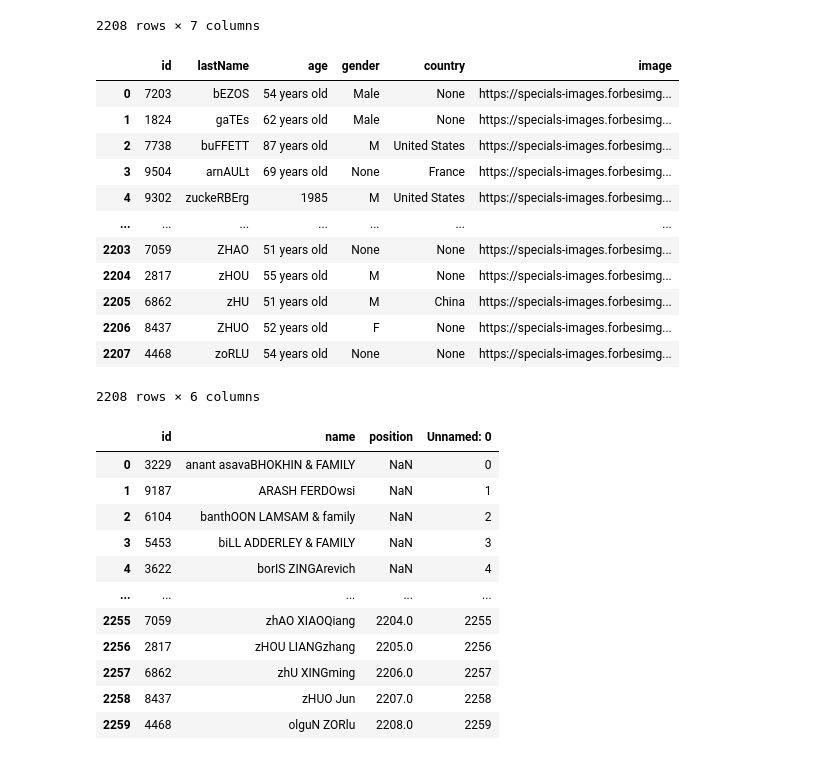
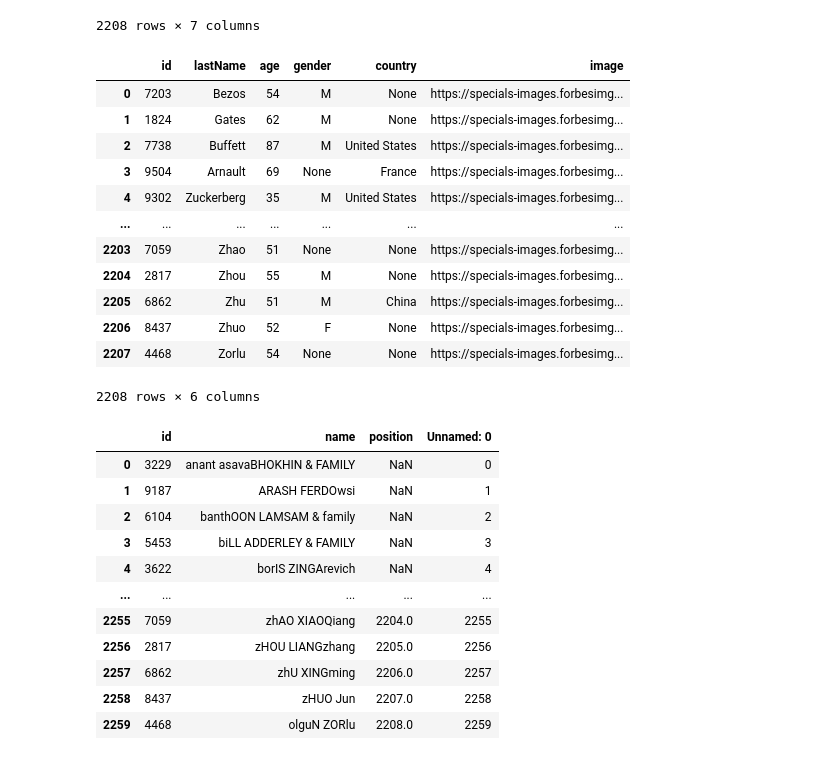
Before and after one commit to abamendez/-Ironhack-Module-1-Project---Abacuc-Mendez-, a Jupyter notebook: notebooks/Untitled.ipynb, the cells around one changed output. Saved outputs shown, nothing was run; the diff lists cells and outputs as text; code cells hidden in the pictures.

```diff
--- a/notebooks/Untitled.ipynb
+++ b/notebooks/Untitled.ipynb
@@ -90,24 +90,35 @@ personal_info
 | 2206 | 8437 | ZHUO | 52 years old | 2258 | F | None | https://specials-images.forbesimg... |
 | 2207 | 4468 | zoRLU | 54 years old | 2259 | None | None | https://specials-images.forbesimg... |
 2208 rows × 7 columns
-# %%
-personal_info_clean = drop_cols_threshold(personal_info, 40)
-personal_info_clean = personal_info.drop(['Unnamed: 0'], axis=1)
-personal_info_clean
-# %% [output]
-|  | id | lastName | age | gender | country | image |
-| 0 | 7203 | bEZOS | 54 years old | Male | None | https://specials-images.forbesimg... |
-| 1 | 1824 | gaTEs | 62 years old | Male | None | https://specials-images.forbesimg... |
-| 2 | 7738 | buFFETT | 87 years old | M | United States | https://specials-images.forbesimg... |
-| 3 | 9504 | arnAULt | 69 years old | None | France | https://specials-images.forbesimg... |
-| 4 | 9302 | zuckeRBErg | 1985 | M | United States | https://specials-images.forbesimg... |
-| ... | ... | ... | ... | ... | ... | ... |
-| 2203 | 7059 | ZHAO | 51 years old | None | None | https://specials-images.forbesimg... |
-| 2204 | 2817 | zHOU | 55 years old | M | None | https://specials-images.forbesimg... |
-| 2205 | 6862 | zHU | 51 years old | M | China | https://specials-images.forbesimg... |
-| 2206 | 8437 | ZHUO | 52 years old | F | None | https://specials-images.forbesimg... |
-| 2207 | 4468 | zoRLU | 54 years old | None | None | https://specials-images.forbesimg... |
-2208 rows × 6 columns
+# %%
+personal_info_clean = drop_cols_threshold(personal_info, 40)
+personal_info_clean = personal_info_clean.drop(['Unnamed: 0'], axis=1)
+personal_info_clean['gender'] = personal_info_clean['gender'].str.replace('Male', 'M')
+personal_info_clean['gender'] = personal_info_clean['gender'].str.replace('Female', 'F')
+personal_info_clean['lastName'] = personal_info_clean['lastName'].str.capitalize()
+personal_info_clean['age'] = personal_info_clean['age'].str.replace(' years old', '')
+personal_info_clean['age'] = personal_info_clean['age'].fillna(-1)
+personal_info_clean['age'] = personal_info_clean['age'].astype(int)
+personal_info_clean['age'] = personal_info_clean['age'].apply(lambda x: 2020-x if x > 200 else x)
+personal_info_clean['age'] = personal_info_clean['age'].astype(str)
+personal_info_clean['age'] = personal_info_clean['age'].replace('-1', np.nan)
+personal_info_clean.dtypes
+
+personal_info_clean
+# %% [output]
+|  | id | lastName | age | gender | country | image |
+| 0 | 7203 | Bezos | 54 | M | None | https://specials-images.forbesimg... |
+| 1 | 1824 | Gates | 62 | M | None | https://specials-images.forbesimg... |
+| 2 | 7738 | Buffett | 87 | M | United States | https://specials-images.forbesimg... |
+| 3 | 9504 | Arnault | 69 | None | France | https://specials-images.forbesimg... |
+| 4 | 9302 | Zuckerberg | 35 | M | United States | https://specials-images.forbesimg... |
+| ... | ... | ... | ... | ... | ... | ... |
+| 2203 | 7059 | Zhao | 51 | None | None | https://specials-images.forbesimg... |
+| 2204 | 2817 | Zhou | 55 | M | None | https://specials-images.forbesimg... |
+| 2205 | 6862 | Zhu | 51 | M | China | https://specials-images.forbesimg... |
+| 2206 | 8437 | Zhuo | 52 | F | None | https://specials-images.forbesimg... |
+| 2207 | 4468 | Zorlu | 54 | None | None | https://specials-images.forbesimg... |
+2208 rows × 6 columns
 # %%
 # business_info cleaning
 rank_info
```
Also changed, not shown: parts of 10 cells of this notebook, 1 other file.
